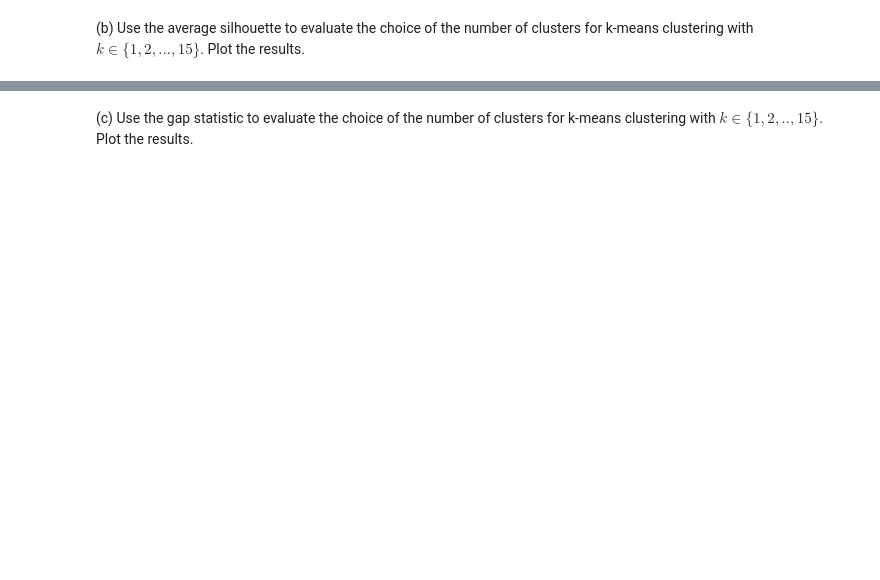
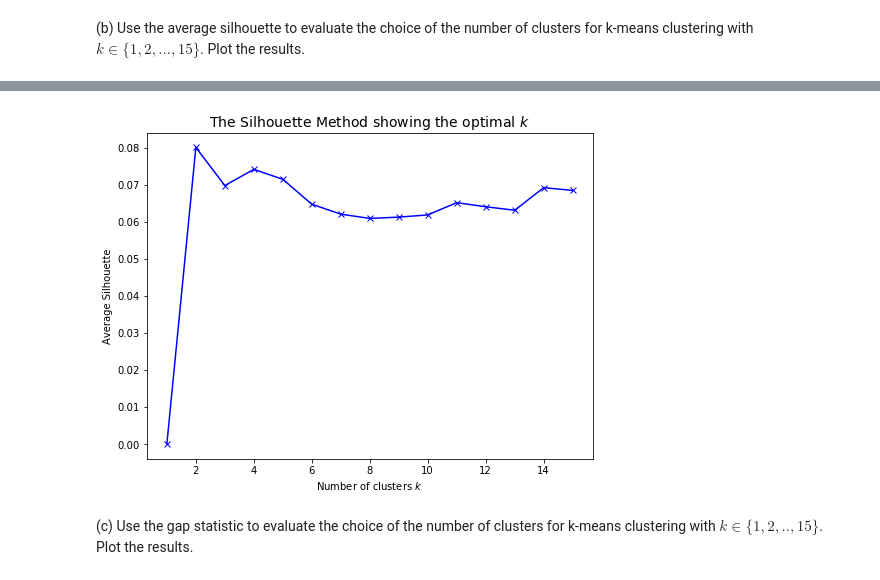
Before and after one commit to Ruby122/2020-CS109B, a Jupyter notebook: content/homeworks/hw02/cs109b_hw2.ipynb, the cells around one changed output, grey strips where cells are left out. Saved outputs shown, nothing was run; the diff lists cells and outputs as text; code cells hidden in the pictures; blank space fills up the shorter version.

```diff
--- a/content/homeworks/hw02/cs109b_hw2.ipynb
+++ b/content/homeworks/hw02/cs109b_hw2.ipynb
@@ -337,2 +360,17 @@ In the previous problem, we examined the results of running k-means with 5 and 1
+# %%
+#your code here
+scores = [0]
+for i in range(2,16):
+    fitx = KMeans(n_clusters=i, random_state=109).fit(postures_sample_clean)
+    scores.append(silhouette_score(postures_sample_clean, fitx.labels_))
+
+plt.figure(figsize=(8,6))
+plt.plot(range(1,16), scores, 'bx-')
+plt.xlabel('Number of clusters $k$')
+plt.ylabel('Average Silhouette')
+plt.title('The Silhouette Method showing the optimal $k$', size = 14)
+plt.show()
+# %% [output]
+[figure, added]
 # %% [markdown]
 (c) Use the gap statistic to evaluate the choice of the number of clusters for k-means clustering with $k \in \{1,2,..,15\}$. Plot the results.
```
Also changed, not shown: parts of 25 cells of this notebook.
